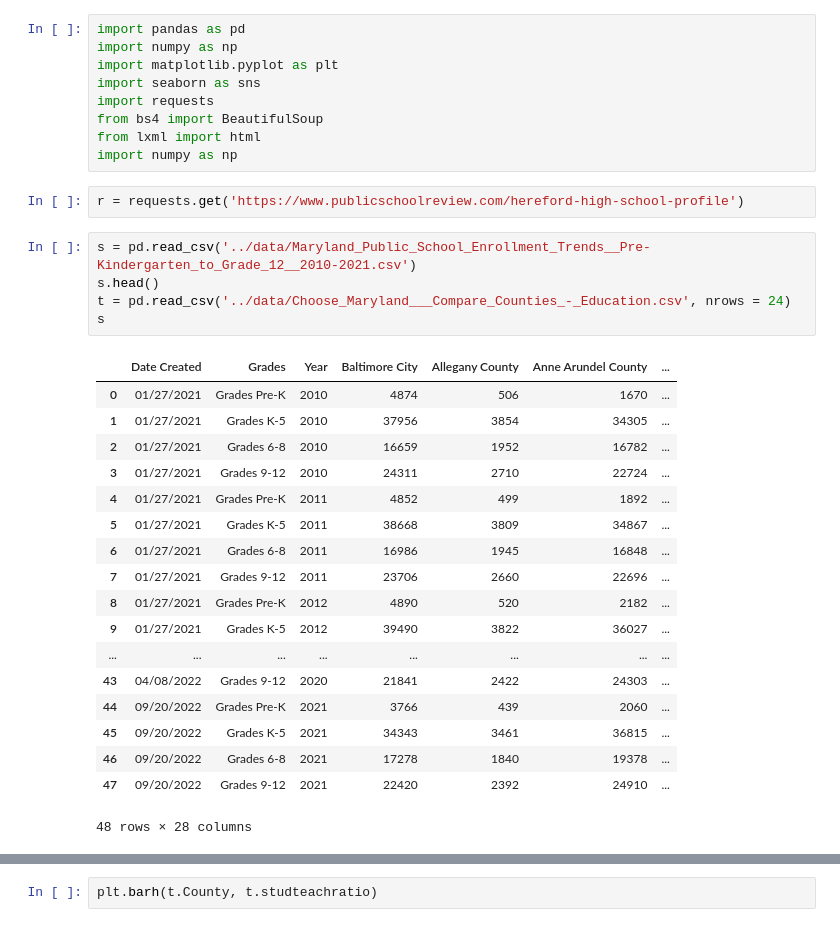
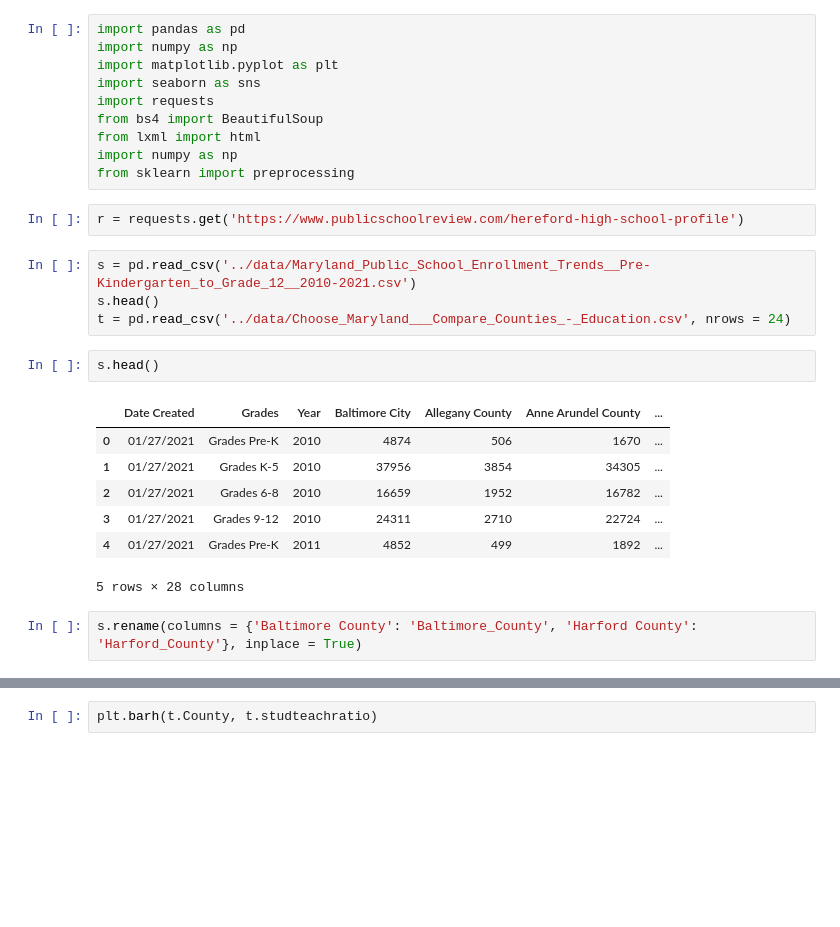
Before and after one commit to Mackeyk88/maryland-education, a Jupyter notebook: notebook/Capstone.ipynb, the cells around one changed output, grey strips where cells are left out. Cells and saved outputs as stored; diff of their text form; blank space fills up the shorter version.

```diff
--- a/notebook/Capstone.ipynb
+++ b/notebook/Capstone.ipynb
@@ -7,29 +7,22 @@ import requests
 from bs4 import BeautifulSoup
 from lxml import html
 import numpy as np
+from sklearn import preprocessing
 # %%
 r = requests.get('https://www.publicschoolreview.com/hereford-high-school-profile')
 # %%
 s = pd.read_csv('../data/Maryland_Public_School_Enrollment_Trends__Pre-Kindergarten_to_Grade_12__2010-2021.csv')
 s.head()
 t = pd.read_csv('../data/Choose_Maryland___Compare_Counties_-_Education.csv', nrows = 24)
-s
-# %% [output]
-|  | Date Created | Grades | Year | Baltimore City | Allegany County | Anne Arundel County | ... |
-| 0 | 01/27/2021 | Grades Pre-K | 2010 | 4874 | 506 | 1670 | ... |
-| 1 | 01/27/2021 | Grades K-5 | 2010 | 37956 | 3854 | 34305 | ... |
-| 2 | 01/27/2021 | Grades 6-8 | 2010 | 16659 | 1952 | 16782 | ... |
-| 3 | 01/27/2021 | Grades 9-12 | 2010 | 24311 | 2710 | 22724 | ... |
-| 4 | 01/27/2021 | Grades Pre-K | 2011 | 4852 | 499 | 1892 | ... |
-| 5 | 01/27/2021 | Grades K-5 | 2011 | 38668 | 3809 | 34867 | ... |
-| 6 | 01/27/2021 | Grades 6-8 | 2011 | 16986 | 1945 | 16848 | ... |
-| 7 | 01/27/2021 | Grades 9-12 | 2011 | 23706 | 2660 | 22696 | ... |
-| 8 | 01/27/2021 | Grades Pre-K | 2012 | 4890 | 520 | 2182 | ... |
-| 9 | 01/27/2021 | Grades K-5 | 2012 | 39490 | 3822 | 36027 | ... |
-| ... | ... | ... | ... | ... | ... | ... | ... |
-| 43 | 04/08/2022 | Grades 9-12 | 2020 | 21841 | 2422 | 24303 | ... |
-| 44 | 09/20/2022 | Grades Pre-K | 2021 | 3766 | 439 | 2060 | ... |
-| 45 | 09/20/2022 | Grades K-5 | 2021 | 34343 | 3461 | 36815 | ... |
-| 46 | 09/20/2022 | Grades 6-8 | 2021 | 17278 | 1840 | 19378 | ... |
-| 47 | 09/20/2022 | Grades 9-12 | 2021 | 22420 | 2392 | 24910 | ... |
-48 rows × 28 columns
+# %%
+s.head()
+# %% [output]
+|  | Date Created | Grades | Year | Baltimore City | Allegany County | Anne Arundel County | ... |
+| 0 | 01/27/2021 | Grades Pre-K | 2010 | 4874 | 506 | 1670 | ... |
+| 1 | 01/27/2021 | Grades K-5 | 2010 | 37956 | 3854 | 34305 | ... |
+| 2 | 01/27/2021 | Grades 6-8 | 2010 | 16659 | 1952 | 16782 | ... |
+| 3 | 01/27/2021 | Grades 9-12 | 2010 | 24311 | 2710 | 22724 | ... |
+| 4 | 01/27/2021 | Grades Pre-K | 2011 | 4852 | 499 | 1892 | ... |
+5 rows × 28 columns
+# %%
+s.rename(columns = {'Baltimore County': 'Baltimore_County', 'Harford County': 'Harford_County'}, inplace = True)
```
Also changed, not shown: parts of 4 cells of this notebook.
